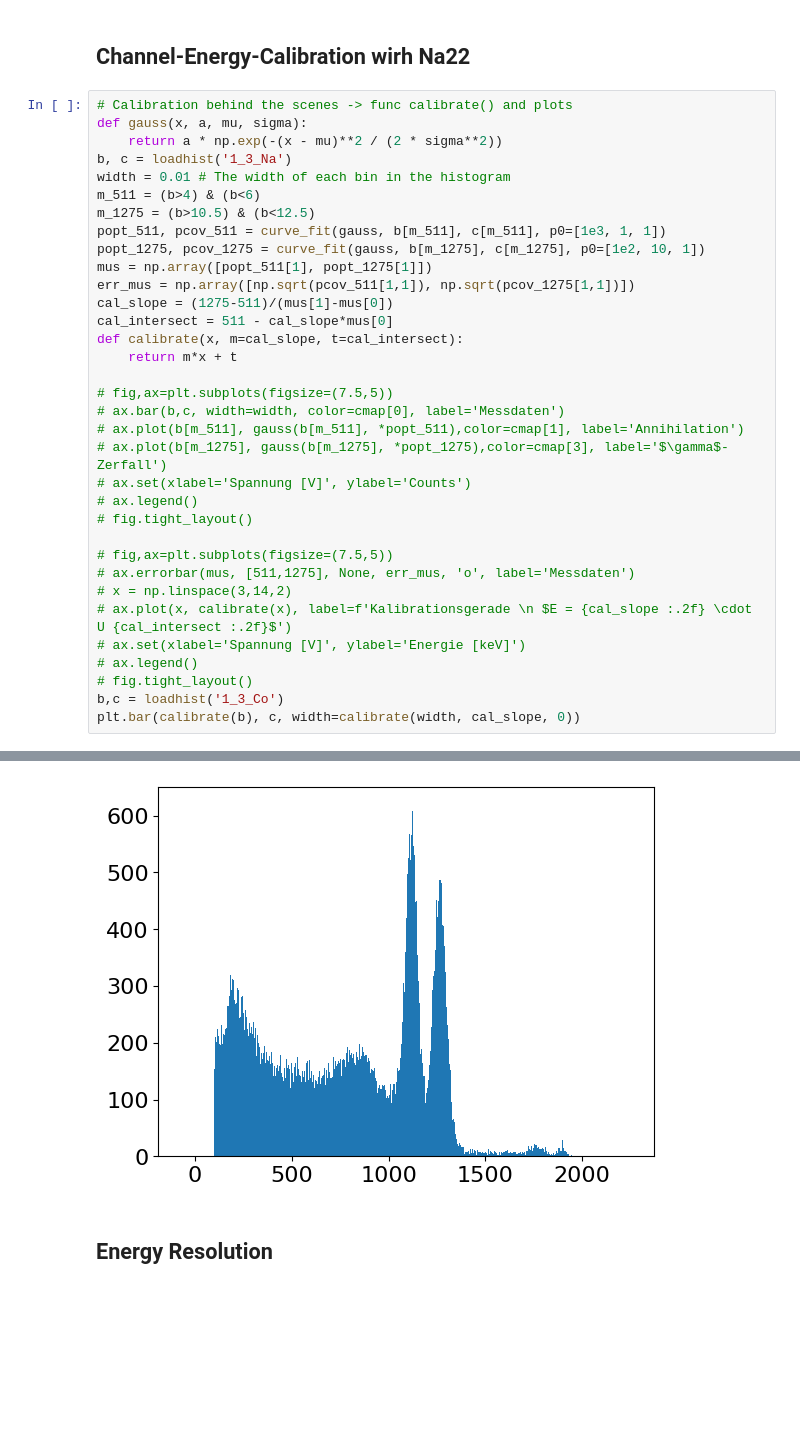
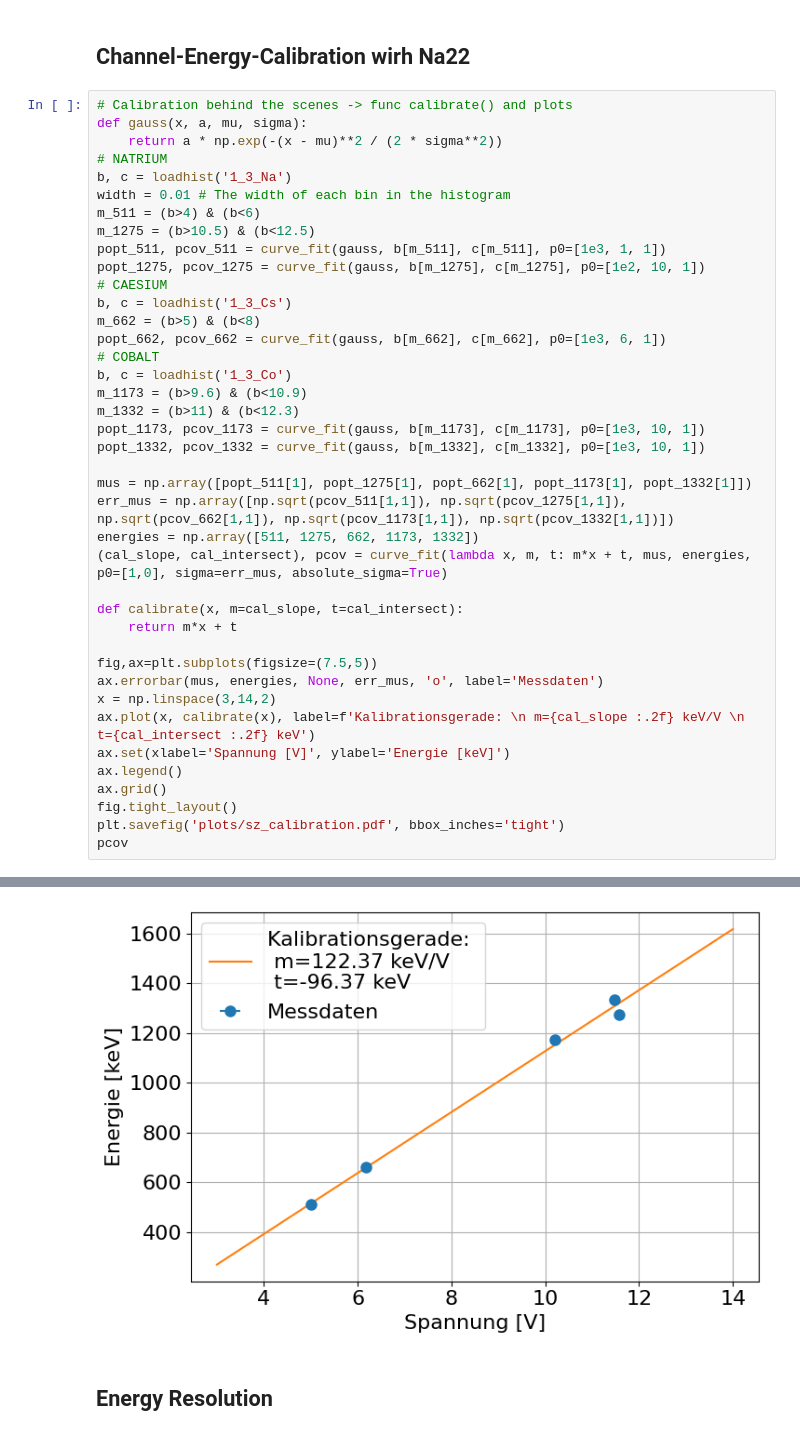
Before and after one commit to SteWey0/Fortgeschrittenenpraktikum, a Jupyter notebook: Gammaspektroskopie/Auswertung.ipynb, the cells around one changed output, grey strips where cells are left out. Drawn from its saved outputs; the diff is of its cells as text; blank space fills up the shorter version.

Commit message:
saving plots

```diff
--- a/Gammaspektroskopie/Auswertung.ipynb
+++ b/Gammaspektroskopie/Auswertung.ipynb
@@ -23,34 +23,40 @@ def loadhist(reduced_filename):
 # Calibration behind the scenes -> func calibrate() and plots
 def gauss(x, a, mu, sigma):
     return a * np.exp(-(x - mu)**2 / (2 * sigma**2))
+# NATRIUM
 b, c = loadhist('1_3_Na')
 width = 0.01 # The width of each bin in the histogram
 m_511 = (b>4) & (b<6)
 m_1275 = (b>10.5) & (b<12.5)
 popt_511, pcov_511 = curve_fit(gauss, b[m_511], c[m_511], p0=[1e3, 1, 1])
 popt_1275, pcov_1275 = curve_fit(gauss, b[m_1275], c[m_1275], p0=[1e2, 10, 1])
-mus = np.array([popt_511[1], popt_1275[1]])
-err_mus = np.array([np.sqrt(pcov_511[1,1]), np.sqrt(pcov_1275[1,1])])
-cal_slope = (1275-511)/(mus[1]-mus[0])
-cal_intersect = 511 - cal_slope*mus[0]
+# CAESIUM
+b, c = loadhist('1_3_Cs')
+m_662 = (b>5) & (b<8)
+popt_662, pcov_662 = curve_fit(gauss, b[m_662], c[m_662], p0=[1e3, 6, 1])
+# COBALT
+b, c = loadhist('1_3_Co')
+m_1173 = (b>9.6) & (b<10.9)
+m_1332 = (b>11) & (b<12.3)
+popt_1173, pcov_1173 = curve_fit(gauss, b[m_1173], c[m_1173], p0=[1e3, 10, 1])
+popt_1332, pcov_1332 = curve_fit(gauss, b[m_1332], c[m_1332], p0=[1e3, 10, 1])
+
+mus = np.array([popt_511[1], popt_1275[1], popt_662[1], popt_1173[1], popt_1332[1]])
+err_mus = np.array([np.sqrt(pcov_511[1,1]), np.sqrt(pcov_1275[1,1]), np.sqrt(pcov_662[1,1]), np.sqrt(pcov_1173[1,1]), np.sqrt(pcov_1332[1,1])])
+energies = np.array([511, 1275, 662, 1173, 1332])
+(cal_slope, cal_intersect), pcov = curve_fit(lambda x, m, t: m*x + t, mus, energies, p0=[1,0], sigma=err_mus, absolute_sigma=True)
+
 def calibrate(x, m=cal_slope, t=cal_intersect):
     return m*x + t
 
-# fig,ax=plt.subplots(figsize=(7.5,5))
-# ax.bar(b,c, width=width, color=cmap[0], label='Messdaten')
-# ax.plot(b[m_511], gauss(b[m_511], *popt_511),color=cmap[1], label='Annihilation')
-# ax.plot(b[m_1275], gauss(b[m_1275], *popt_1275),color=cmap[3], label='$\gamma$-Zerfall')
-# ax.set(xlabel='Spannung [V]', ylabel='Counts')
-# ax.legend()
-# fig.tight_layout()
-
-# fig,ax=plt.subplots(figsize=(7.5,5))
-# ax.errorbar(mus, [511,1275], None, err_mus, 'o', label='Messdaten')
-# x = np.linspace(3,14,2)
-# ax.plot(x, calibrate(x), label=f'Kalibrationsgerade \n $E = {cal_slope :.2f} \cdot U {cal_intersect :.2f}$')
-# ax.set(xlabel='Spannung [V]', ylabel='Energie [keV]')
-# ax.legend()
-# fig.tight_layout()
-b,c = loadhist('1_3_Co')
-plt.bar(calibrate(b), c, width=calibrate(width, cal_slope, 0))
+fig,ax=plt.subplots(figsize=(7.5,5))
+ax.errorbar(mus, energies, None, err_mus, 'o', label='Messdaten')
+x = np.linspace(3,14,2)
+ax.plot(x, calibrate(x), label=f'Kalibrationsgerade: \n m={cal_slope :.2f} keV/V \n t={cal_intersect :.2f} keV')
+ax.set(xlabel='Spannung [V]', ylabel='Energie [keV]')
+ax.legend()
+ax.grid()
+fig.tight_layout()
+plt.savefig('plots/sz_calibration.pdf', bbox_inches='tight')
+pcov
 # %% [output]
@@ -58,4 +65,4 @@ plt.bar(calibrate(b), c, width=calibrate(width, cal_slope, 0))
-[figure, old version]
+[figure, new version]
 # %% [markdown]
 ## Energy Resolution
 # %%
```
Also changed, not shown: parts of 11 cells of this notebook, 9 other files.
